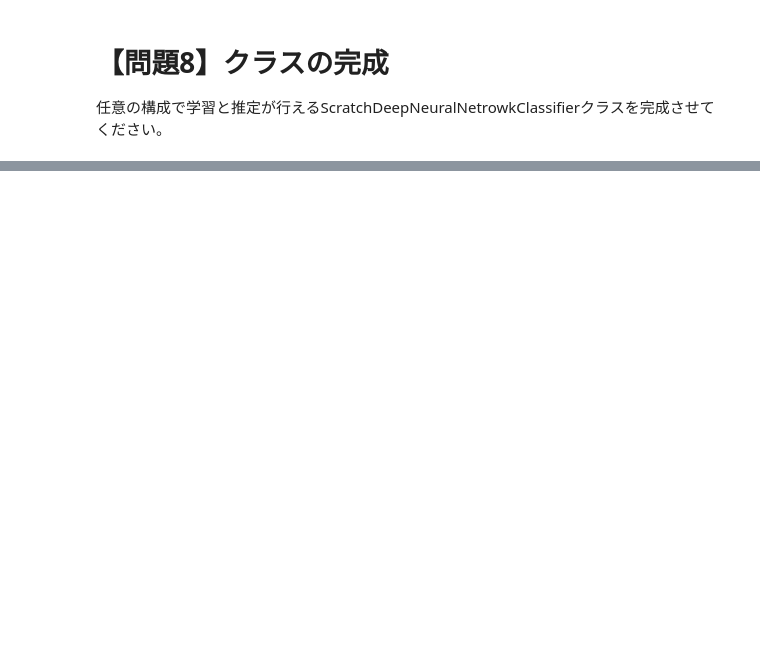
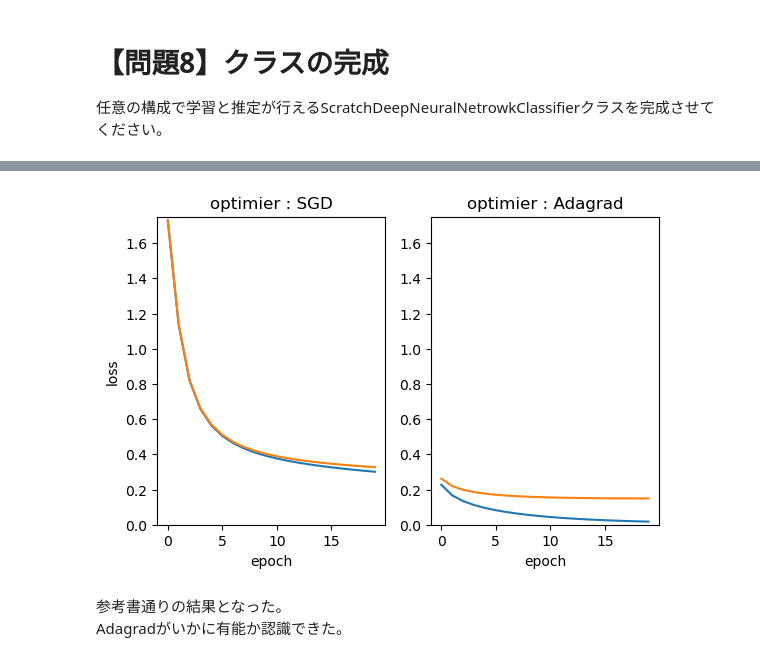
Before and after one commit to satoshi-MTS/DIC_Deep_Nueral_network, a Jupyter notebook: submit.ipynb, the cells around one changed output, grey strips where cells are left out. Cells and saved outputs as stored; diff of their text form; code cells hidden in the pictures; blank space fills up the shorter version.

```diff
--- a/submit.ipynb
+++ b/submit.ipynb
@@ -670,0 +1794,3 @@ array([2.3632448 , 2.34786935, 2.33917457, 2.33553228, 2.33280891,
+# %%
+Simple_sigmoid_SGD = ScratchDeepNeuralNetrowkClassifier(n_nodes1=400, n_nodes2=200, n_output=10, verbose=False)
+Simple_sigmoid_SGD.fit(X_train[:10000], y_train_one_hot[:10000],  X_val=X_val, y_val=y_val_one_hot)
@@ -670,0 +1952,3 @@ array([2.3632448 , 2.34786935, 2.33917457, 2.33553228, 2.33280891,
+# %%
+Simple_sigmoid_Adagrad = ScratchDeepNeuralNetrowkClassifier(n_nodes1=400, n_nodes2=200, n_output=10, verbose=False)
+Simple_sigmoid_Adagrad.fit(X_train[:10000], y_train_one_hot[:10000],  X_val=X_val, y_val=y_val_one_hot)
@@ -670,0 +1963,24 @@ array([2.3632448 , 2.34786935, 2.33917457, 2.33553228, 2.33280891,
+# %%
+plt.figure(figsize=(10, 4))
+
+plt.subplot(131)
+plt.ylim(0, 1.75)
+plt.plot(np.arange(Simple_sigmoid_SGD.epoch), Simple_sigmoid_SGD.loss_train, label='train')
+plt.plot(np.arange(Simple_sigmoid_SGD.epoch), Simple_sigmoid_SGD.loss_val, label='val')
+plt.title('optimier : SGD')
+plt.xlabel('epoch')
+plt.ylabel('loss')
+
+plt.subplot(132)
+plt.ylim(0, 1.75)
+plt.plot(np.arange(Simple_sigmoid_Adagrad.epoch), Simple_sigmoid_Adagrad.loss_train, label='train')
+plt.plot(np.arange(Simple_sigmoid_Adagrad.epoch), Simple_sigmoid_Adagrad.loss_val, label='val')
+plt.title('optimier : Adagrad')
+plt.xlabel('epoch')
+
+plt.show();
+# %% [output]
+[figure, added]
+# %% [markdown]
+参考書通りの結果となった。
+Adagradがいかに有能か認識できた。
```
Also changed, not shown: parts of 49 cells of this notebook.
